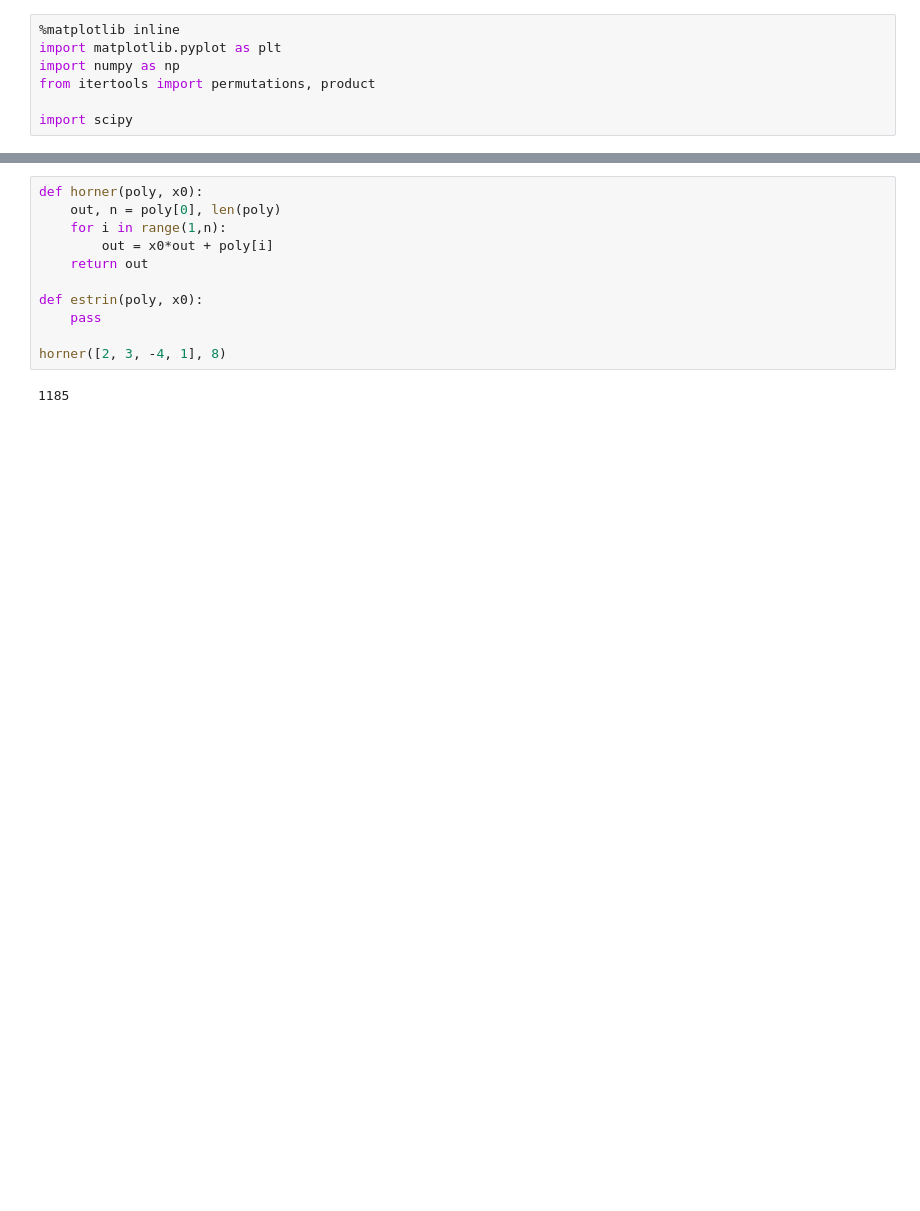
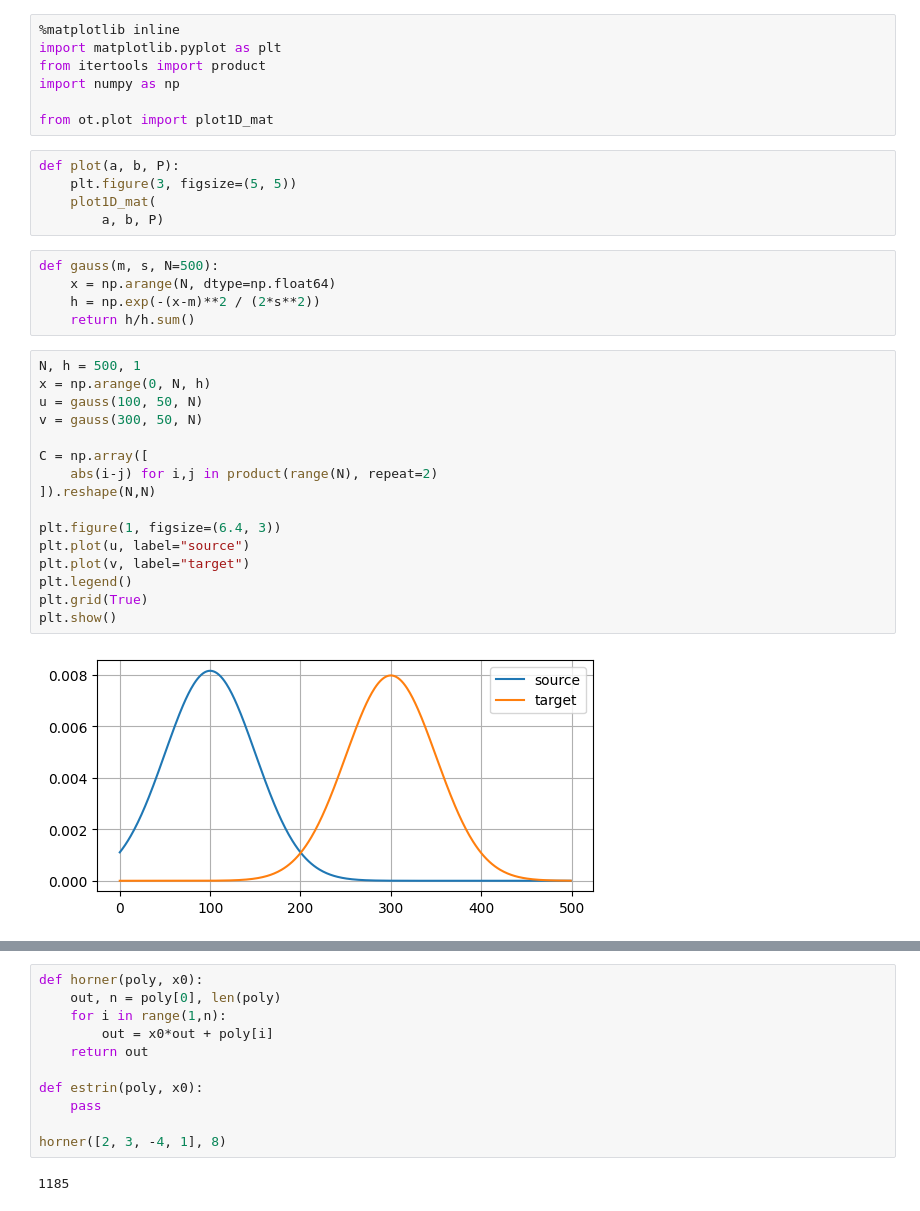
Before and after one commit to badrmarani/sinkhorn, a Jupyter notebook: 00_fast_sinkhorn_1d.ipynb, the cells around one changed output, grey strips where cells are left out. Drawn from its saved outputs; the diff is of its cells as text; blank space fills up the shorter version.

```diff
--- a/00_fast_sinkhorn_1d.ipynb
+++ b/00_fast_sinkhorn_1d.ipynb
@@ -1,7 +1,35 @@
 # %%
 %matplotlib inline
 import matplotlib.pyplot as plt
+from itertools import product
 import numpy as np
-from itertools import permutations, product
 
-import scipy
+from ot.plot import plot1D_mat
+# %%
+def plot(a, b, P):
+    plt.figure(3, figsize=(5, 5))
+    plot1D_mat(
+        a, b, P)
+# %%
+def gauss(m, s, N=500):
+    x = np.arange(N, dtype=np.float64)
+    h = np.exp(-(x-m)**2 / (2*s**2))
+    return h/h.sum()
+# %%
+N, h = 500, 1
+x = np.arange(0, N, h)
+u = gauss(100, 50, N)
+v = gauss(300, 50, N)
+
+C = np.array([
+    abs(i-j) for i,j in product(range(N), repeat=2)
+]).reshape(N,N)
+
+plt.figure(1, figsize=(6.4, 3))
+plt.plot(u, label="source")
+plt.plot(v, label="target")
+plt.legend()
+plt.grid(True)
+plt.show()
+# %% [output]
+[figure, added]
```
Also changed, not shown: parts of 5 cells of this notebook.
